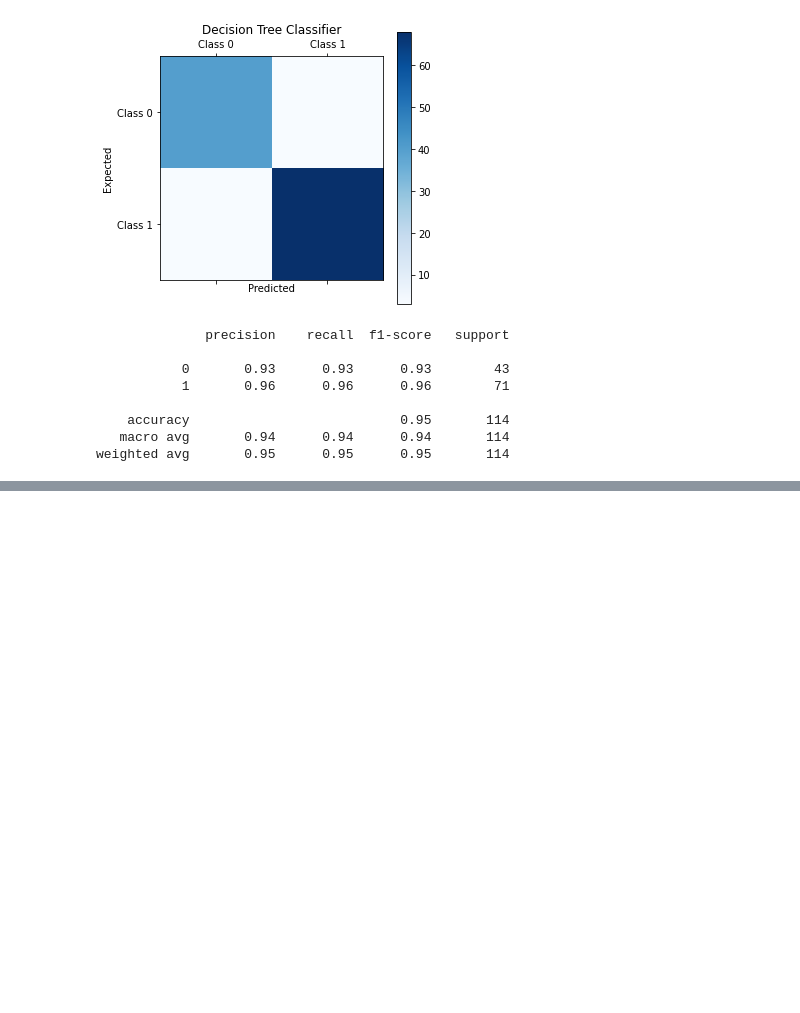
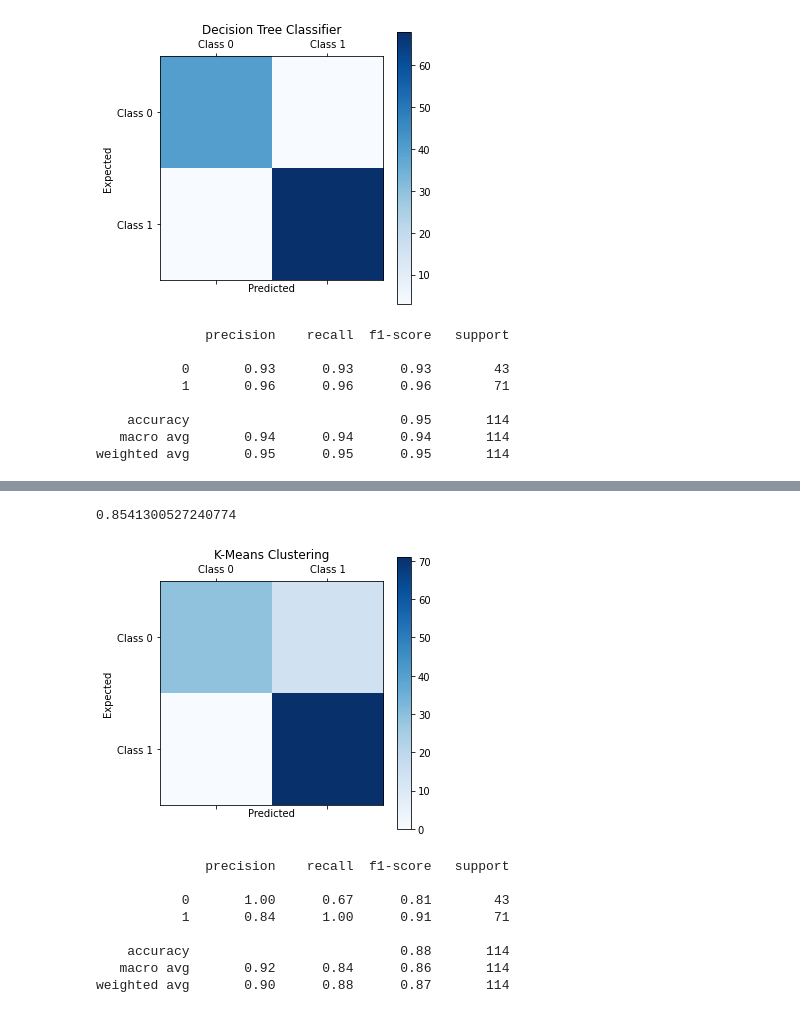
Before and after one commit to ubaidalih/sklearn-exploration, a Jupyter notebook: Tucil_13520085_13520109.ipynb, the cells around one changed output, grey strips where cells are left out. Saved outputs shown, nothing was run; the diff lists cells and outputs as text; code cells hidden in the pictures; blank space fills up the shorter version.

```diff
--- a/Tucil_13520085_13520109.ipynb
+++ b/Tucil_13520085_13520109.ipynb
@@ -240,0 +284,30 @@ weighted avg       0.95      0.95      0.95       114
+# %%
+# transform cluster 1 into 0 and cluster 0 into 1
+df_km['cluster'] = df_km['cluster'].map({1:0, 0:1})
+
+# training accuracy between df_km target and df_km
+from sklearn.metrics import accuracy_score
+accuracy_score(df_km['cluster'], df['target'])
+# %% [output]
+0.8541300527240774
+# %%
+# Apply km to test data and predict
+df_test = pd.DataFrame(x_test, columns=dataset.feature_names)
+kmn = pickle.load(open('kmn.pkl', 'rb'))
+df_test['cluster'] = kmn.predict(df_test)
+df_test['cluster'] = df_test['cluster'].map({1:0, 0:1})
+
+
+# evaluate using classif_metrics_visualize function
+y_pred = df_test['cluster']
+classif_metrics_visualize(y_test, y_pred,"K-Means Clustering")
+# %% [output]
+[figure, added]
+              precision    recall  f1-score   support
+
+           0       1.00      0.67      0.81        43
+           1       0.84      1.00      0.91        71
+
+    accuracy                           0.88       114
+   macro avg       0.92      0.84      0.86       114
+weighted avg       0.90      0.88      0.87       114
```
Also changed, not shown: parts of 3 cells of this notebook, 7 other files.
